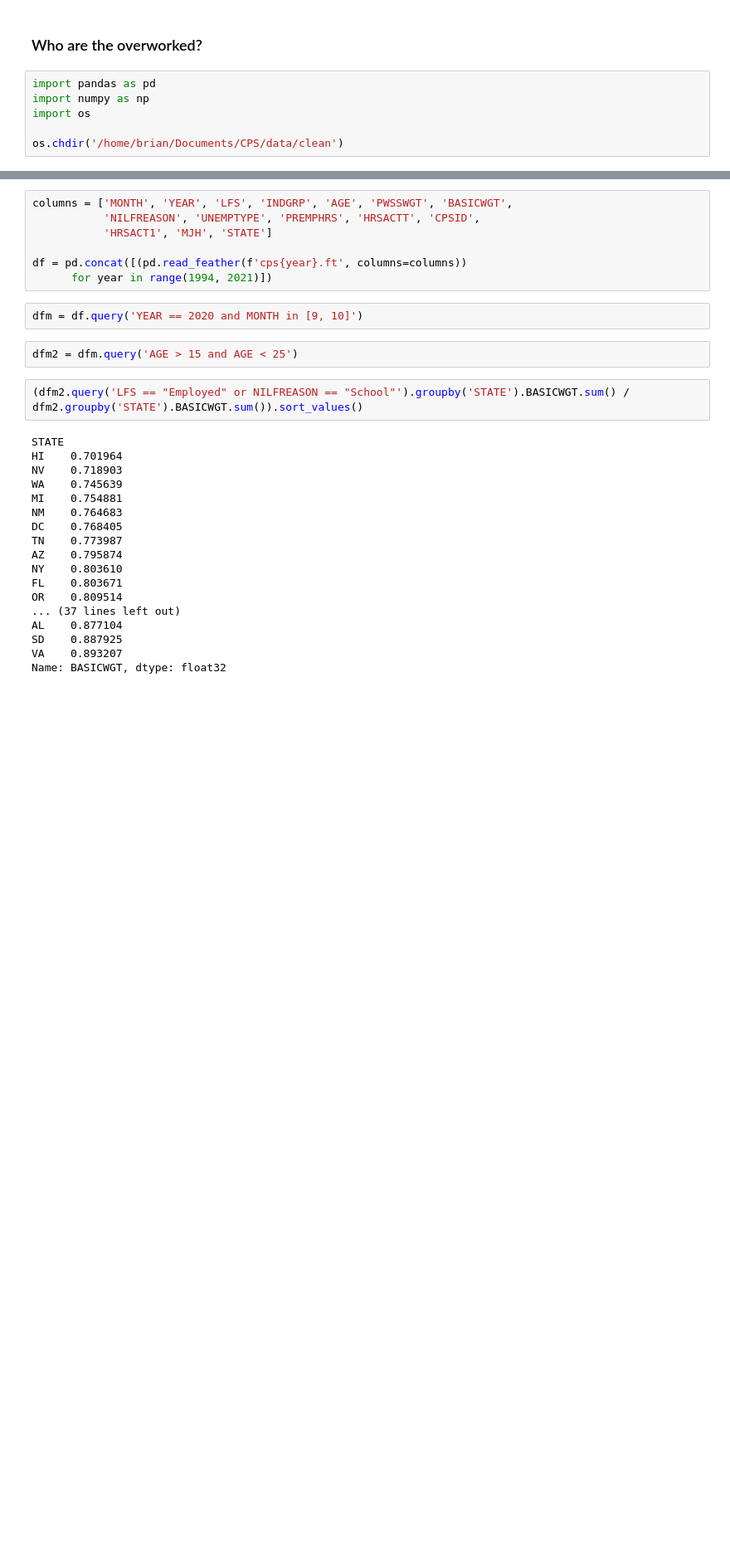
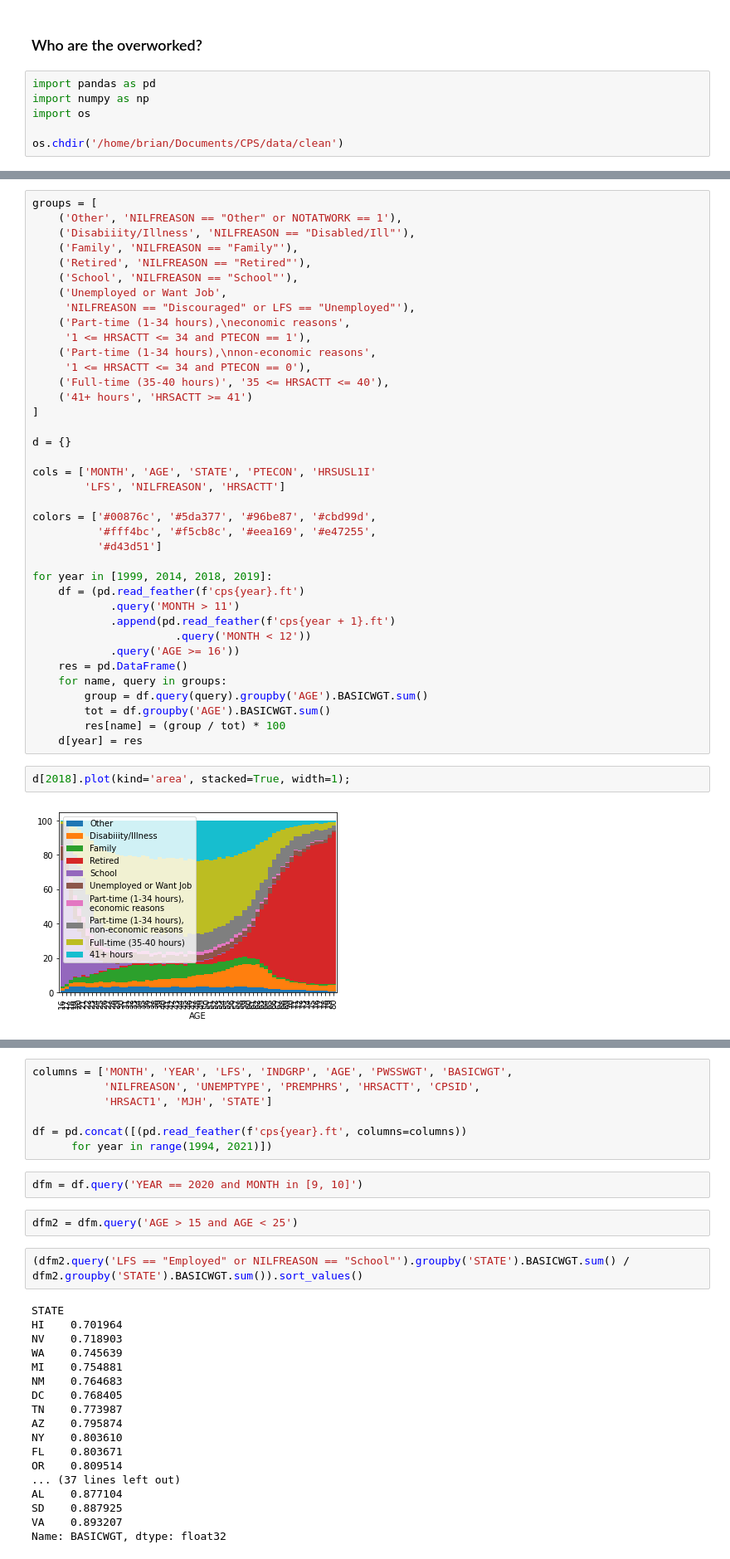
Before and after one commit to bdecon/blog_posts, a Jupyter notebook: Overworked.ipynb, the cells around one changed output, grey strips where cells are left out. Shown at 83% size. Saved outputs shown, nothing was run; the diff lists cells and outputs as text; blank space fills up the shorter version.

```diff
--- a/Overworked.ipynb
+++ b/Overworked.ipynb
@@ -8,0 +27,42 @@ os.chdir('/home/brian/Documents/CPS/data/clean')
+# %%
+groups = [
+    ('Other', 'NILFREASON == "Other" or NOTATWORK == 1'),
+    ('Disabiiity/Illness', 'NILFREASON == "Disabled/Ill"'),
+    ('Family', 'NILFREASON == "Family"'),
+    ('Retired', 'NILFREASON == "Retired"'),
+    ('School', 'NILFREASON == "School"'),
+    ('Unemployed or Want Job',
+     'NILFREASON == "Discouraged" or LFS == "Unemployed"'),
+    ('Part-time (1-34 hours),\neconomic reasons',
+     '1 <= HRSACTT <= 34 and PTECON == 1'),
+    ('Part-time (1-34 hours),\nnon-economic reasons',
+     '1 <= HRSACTT <= 34 and PTECON == 0'),
+    ('Full-time (35-40 hours)', '35 <= HRSACTT <= 40'),
+    ('41+ hours', 'HRSACTT >= 41')
+]
+
+d = {}
+
+cols = ['MONTH', 'AGE', 'STATE', 'PTECON', 'HRSUSL1I'
+        'LFS', 'NILFREASON', 'HRSACTT']
+
+colors = ['#00876c', '#5da377', '#96be87', '#cbd99d',
+          '#fff4bc', '#f5cb8c', '#eea169', '#e47255',
+          '#d43d51']
+
+for year in [1999, 2014, 2018, 2019]:
+    df = (pd.read_feather(f'cps{year}.ft')
+            .query('MONTH > 11')
+            .append(pd.read_feather(f'cps{year + 1}.ft')
+                      .query('MONTH < 12'))
+            .query('AGE >= 16'))
+    res = pd.DataFrame()
+    for name, query in groups:
+        group = df.query(query).groupby('AGE').BASICWGT.sum()
+        tot = df.groupby('AGE').BASICWGT.sum()
+        res[name] = (group / tot) * 100
+    d[year] = res
+# %%
+d[2018].plot(kind='area', stacked=True, width=1);
+# %% [output]
+[figure, added]
```
Also changed, not shown: parts of 13 cells of this notebook, 9 other files.
